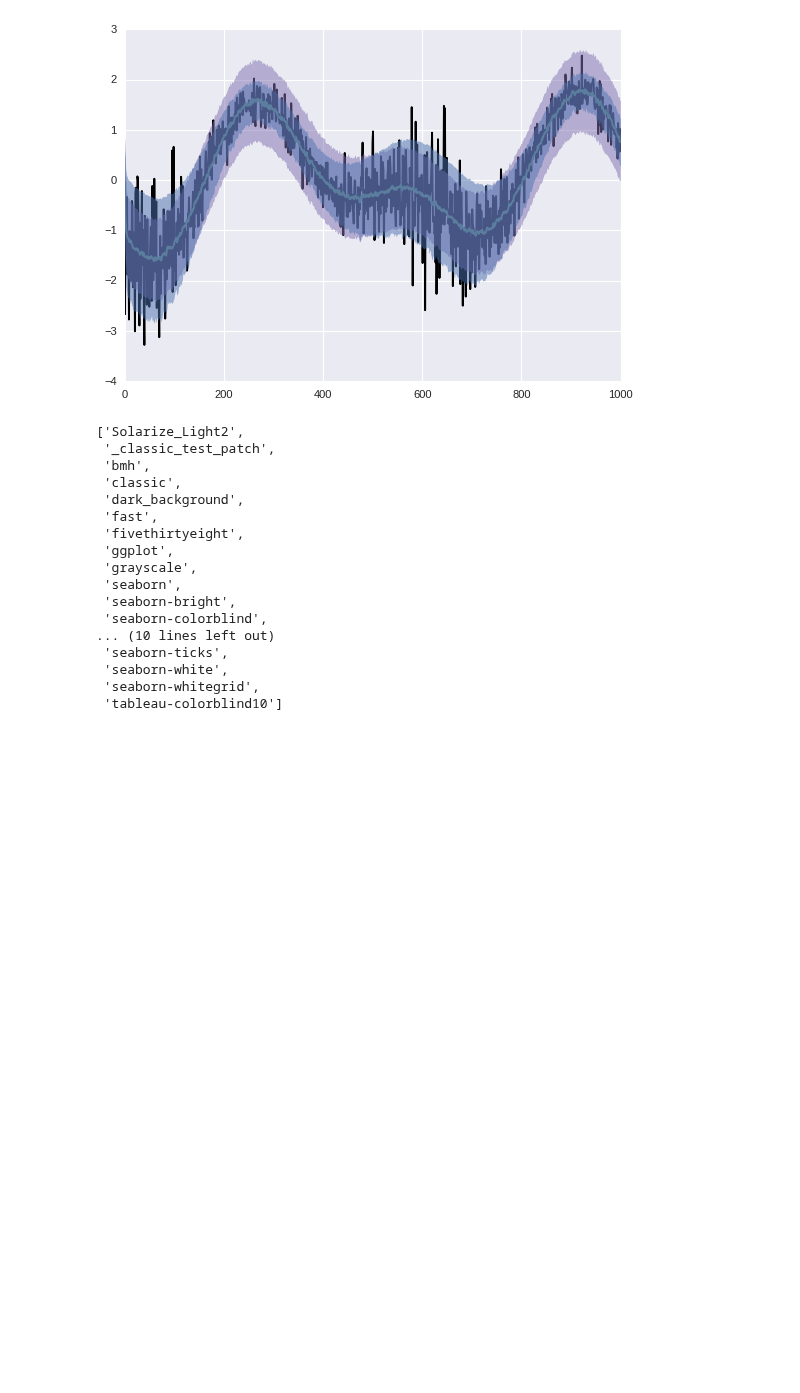
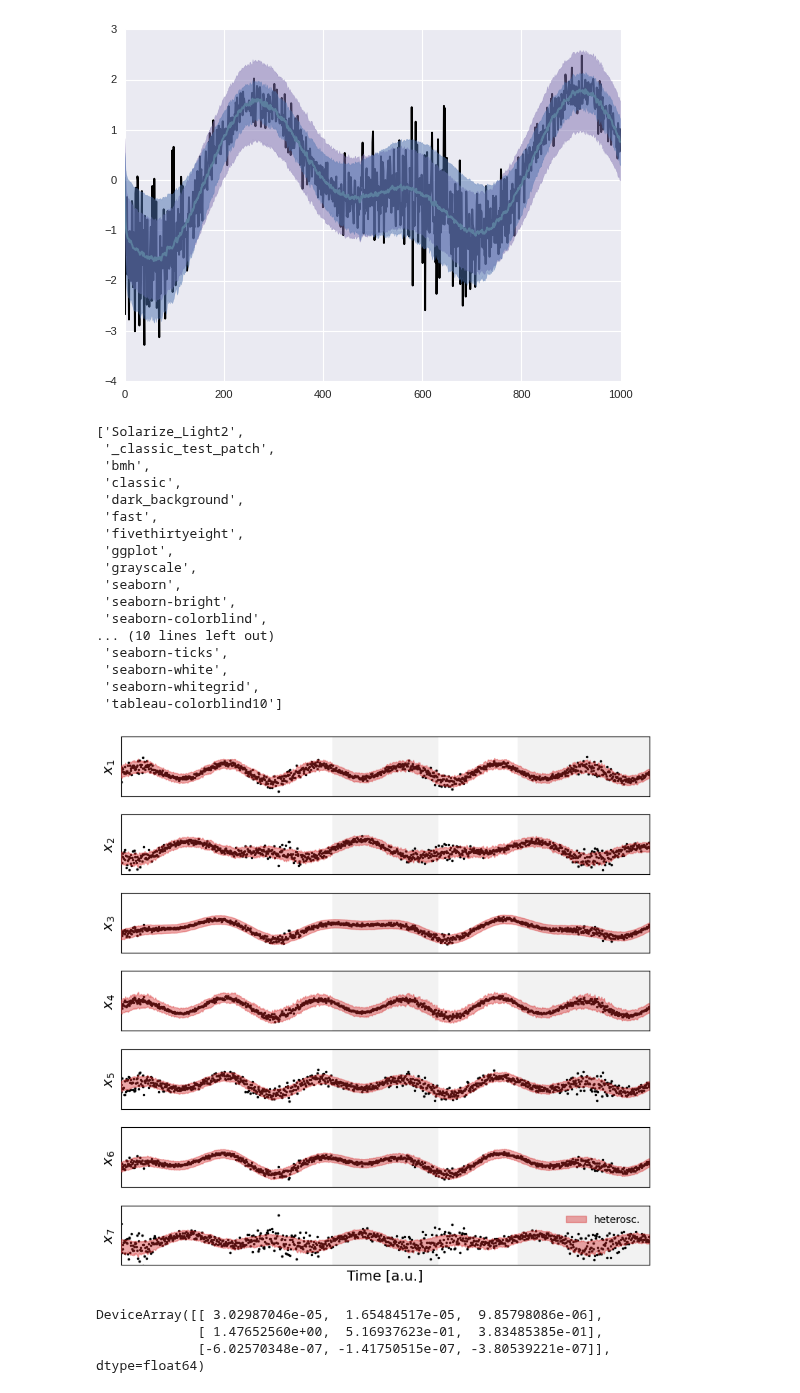
Before and after one commit to christiando/gaussian-toolbox, a Jupyter notebook: notebooks/heteroskedasticity/Fit synthetic.ipynb, the cells around one changed output. Cells and saved outputs as stored; diff of their text form; code cells hidden in the pictures; blank space fills up the shorter version.

```diff
--- a/notebooks/heteroskedasticity/Fit synthetic.ipynb
+++ b/notebooks/heteroskedasticity/Fit synthetic.ipynb
@@ -75,3 +79,10 @@ def train_linear_hsk_SSM(x_tr, dz, du, init_w_pca=False, smooth_window=20):
 seed = 0
 reset_seeds(seed)
 x_tr, x_va, x_te_original, x_te_na, s_tr_x = load_synthetic_e1()
+# %%
+dz, du = 2, 6
+seed = 0
+reset_seeds(seed)
+x_tr, x_va, x_te_original, x_te_na, s_tr_x = load_synthetic_e1()
+ssm_em_hsk = train_linear_hsk_SSM(x_tr, dz, du, init_w_pca=False, smooth_window=10)
+ssm_em_hsk.save(model_name='ssm_em_hsk_energy', path='../../data/models/')
@@ -81,12 +100,12 @@ ssm_em_lin = load_model(model_name='ssm_em_lin_synthetic', path='../../data/mode
 # %%
 x_te = numpy.copy(x_te_original)
-x_te[1510:2010,0] = numpy.linspace(0,6,500) + numpy.random.randn(*x_te[1510:2010,0].shape) + 1
+#x_te[1510:2010,0] = numpy.linspace(0,6,500) + numpy.random.randn(*x_te[1510:2010,0].shape) + 1
 #x_te[1710:2010,2:] -=
-x_te[810:1210,1] = numpy.nan
-x_te[1710:2010,2:] = numpy.nan#numpy.linspace(0,10,200)[:,None] + numpy.random.randn(*x_te[710:910,2:].shape)
+#x_te[810:1210,1] = numpy.nan
+#x_te[1710:2010,2:] = numpy.nan#numpy.linspace(0,10,200)[:,None] + numpy.random.randn(*x_te[710:910,2:].shape)
 # %%
-pred_hsk = ssm_em_hsk.compute_predictive_density(x_te)
-pred_lin = ssm_em_lin.compute_predictive_density(x_te)
+pred_hsk = ssm_em_hsk.compute_predictive_density(jnp.array(x_te))
+#pred_lin = ssm_em_lin.compute_predictive_density(x_te)
 # %%
 pyplot.rcdefaults()
 pyplot.rc('font', size = 14)
@@ -228,3 +247,41 @@ pickle.dump(ssm_em_lin, open('../../data/models/%s_%s.p' %('ssm_em_lin', 'synthe
 pickle.dump(ssm_em_hsk, open('../../data/models/%s_%s.p' %('ssm_em_hsk', 'synthetic'), 'wb'))
 # %%
 pyplot.rcdefaults()
+# %%
+pyplot.rcdefaults()
+pyplot.rc('font', size = 14)
+mu_hsk, std_hsk = pred_hsk.mu, numpy.sqrt(pred_hsk.Sigma.diagonal(axis1=1, axis2=2))
+
+start_idx, stop_idx, step = 10, 2010, 2
+num_steps = len(numpy.arange(start_idx, stop_idx, step))
+fig = pyplot.figure(figsize=(8,8))
+for idx in range(7):
+    ax = fig.add_subplot(7,1,idx+1)
+    pyplot.plot(x_te_original[start_idx:stop_idx:step,idx], '.', ms=2, color=[.8,.8,.8])
+    pyplot.plot(x_te[start_idx:stop_idx:step,idx], '.', ms=3, color='k')
+    pyplot.fill_between(range(num_steps), mu_hsk[start_idx:stop_idx:step,idx] - 1.68 * std_hsk[start_idx:stop_idx:step,idx], mu_hsk[start_idx:stop_idx:step,idx] + 1.69 * std_hsk[start_idx:stop_idx:step,idx], color='C3', alpha=.4, zorder=9, label='heterosc.')
+    pyplot.xlim([0,num_steps])
+    pyplot.xticks([], labels=[])
+    pyplot.yticks([])
+    pyplot.ylim([-4,6])
+    pyplot.fill_between([400,600], -4, 6, facecolor='gray', alpha=.1)
+    pyplot.fill_between([750,1000], -4, 6, facecolor='gray', alpha=.1)
+    pyplot.ylabel('$x_%d$' %(idx+1))
+pyplot.xticks([], labels=[])
+pyplot.legend(frameon=False, fontsize=10)
+idx = 2
+pyplot.xlabel('Time [a.u.]')
+
+#pyplot.plot(mu_hsk[:1000,idx], color='C0')
+#pyplot.plot(mu_hsk[:1000,idx], color='C3')
+fig.tight_layout()
+#fig.savefig('../../figs/aistats22/motivational_figure.pdf')
+#fig.savefig('../../figs/aistats22/motivational_figure.png', dpi=600)
+# %% [output]
+[figure, added]
+# %%
+ssm_em_hsk.om.W
+# %% [output]
+DeviceArray([[ 3.02987046e-05,  1.65484517e-05,  9.85798086e-06],
+             [ 1.47652560e+00,  5.16937623e-01,  3.83485385e-01],
+             [-6.02570348e-07, -1.41750515e-07, -3.80539221e-07]],            dtype=float64)
```
Also changed, not shown: parts of 3 cells of this notebook, 5 other files.
